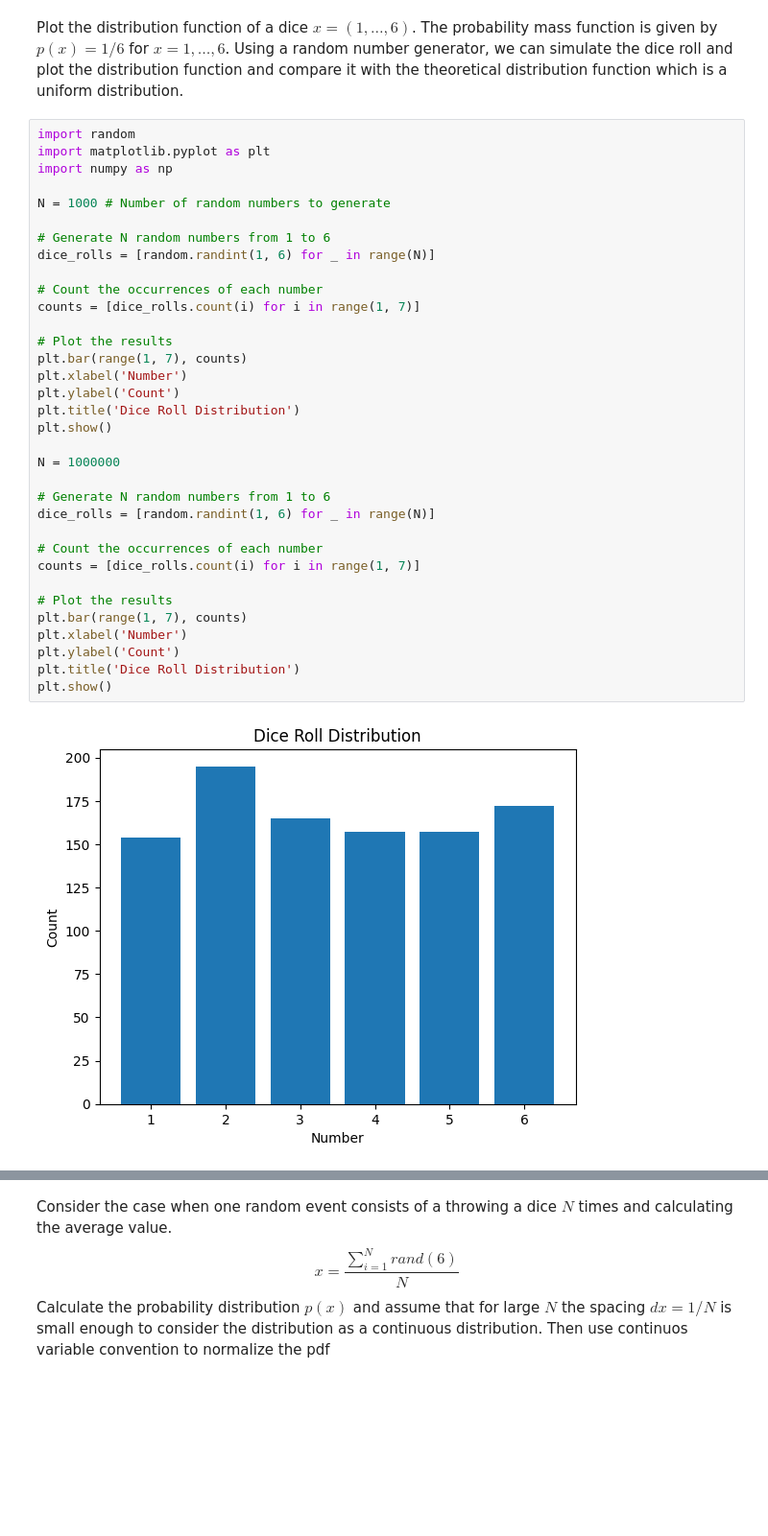
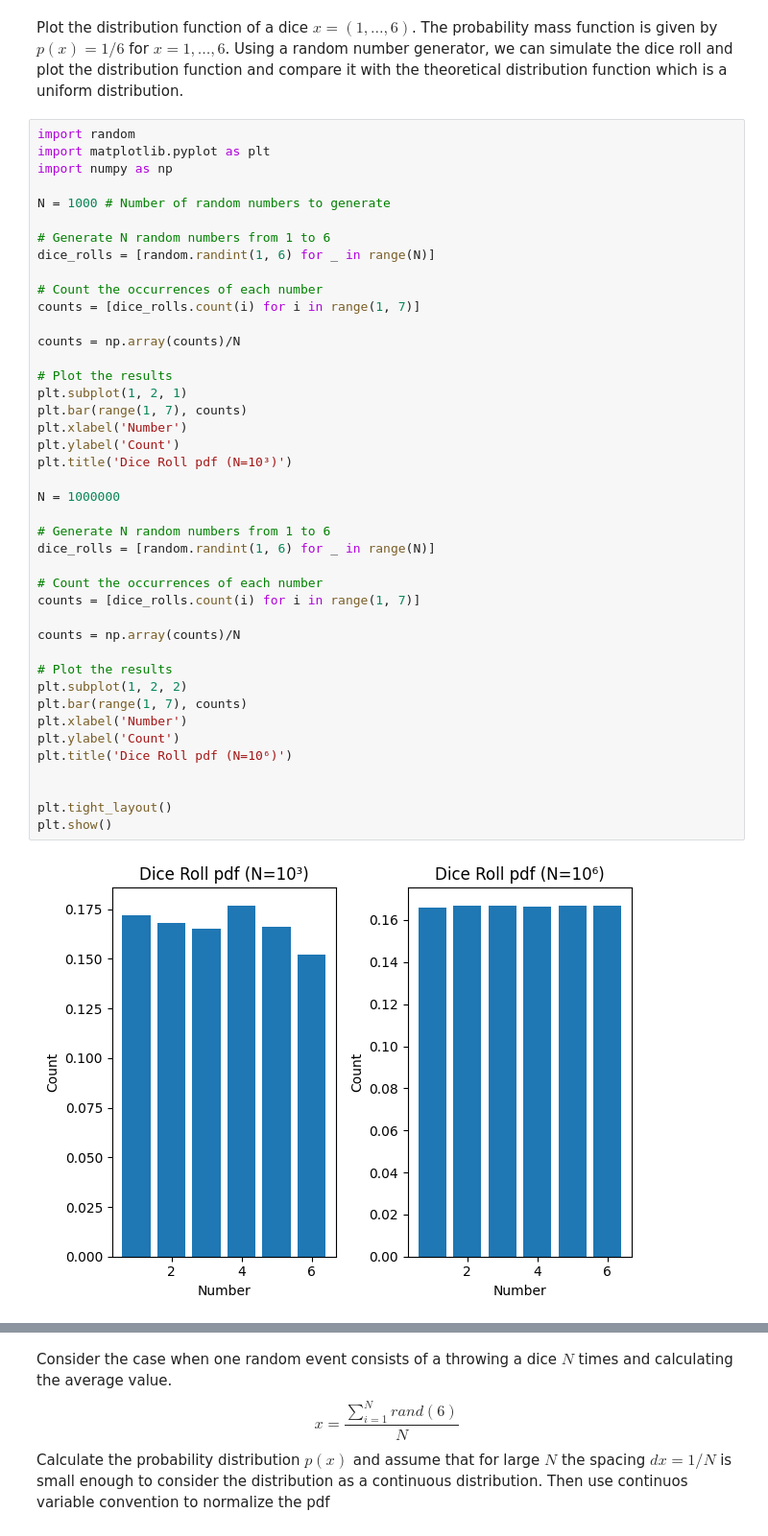
Before and after one commit to giacomocalabria/Stochastic-Methods-UPC, a Jupyter notebook: W1/Untitled-1.ipynb, the cells around one changed output, grey strips where cells are left out. Shown: that part at 96% size. Drawn from its saved outputs; the diff is of its cells as text; blank space fills up the shorter version.

```diff
--- a/W1/Untitled-1.ipynb
+++ b/W1/Untitled-1.ipynb
@@ -5,34 +5,42 @@ import random
 import matplotlib.pyplot as plt
 import numpy as np
 
 N = 1000 # Number of random numbers to generate
 
 # Generate N random numbers from 1 to 6
 dice_rolls = [random.randint(1, 6) for _ in range(N)]
 
 # Count the occurrences of each number
 counts = [dice_rolls.count(i) for i in range(1, 7)]
 
+counts = np.array(counts)/N
+
 # Plot the results
+plt.subplot(1, 2, 1)
 plt.bar(range(1, 7), counts)
 plt.xlabel('Number')
 plt.ylabel('Count')
-plt.title('Dice Roll Distribution')
-plt.show()
+plt.title('Dice Roll pdf (N=10³)')
 
 N = 1000000
 
 # Generate N random numbers from 1 to 6
 dice_rolls = [random.randint(1, 6) for _ in range(N)]
 
 # Count the occurrences of each number
 counts = [dice_rolls.count(i) for i in range(1, 7)]
 
+counts = np.array(counts)/N
+
 # Plot the results
+plt.subplot(1, 2, 2)
 plt.bar(range(1, 7), counts)
 plt.xlabel('Number')
 plt.ylabel('Count')
-plt.title('Dice Roll Distribution')
+plt.title('Dice Roll pdf (N=10⁶)')
+
+
+plt.tight_layout()
 plt.show()
 # %% [output]
-[figure, old version]
+[figure, new version]
```
Also changed, not shown: parts of 6 cells of this notebook.
